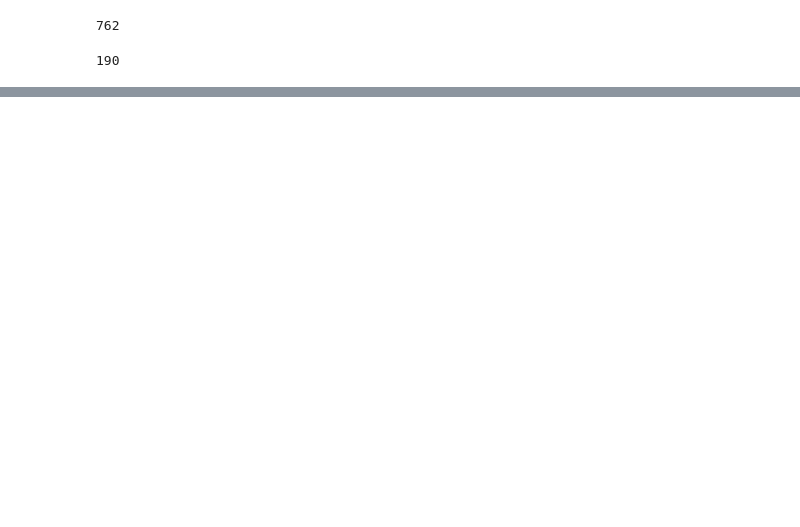
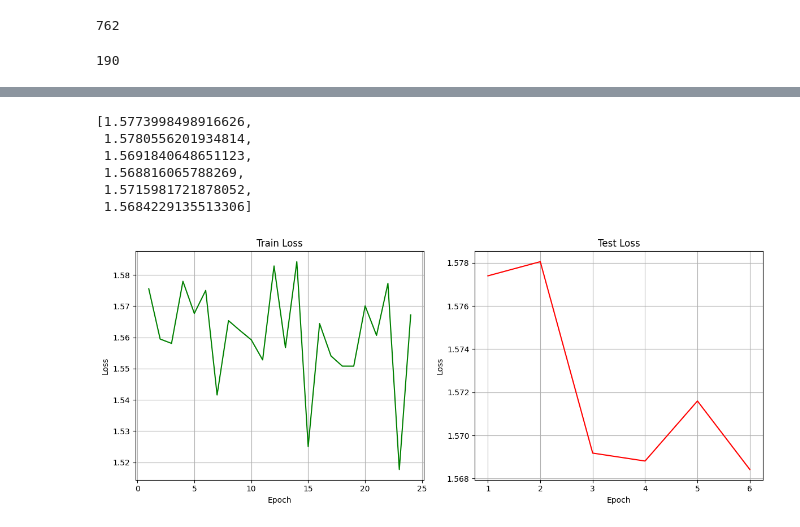
Before and after one commit to HalyshAnton/ITStep-AI, a Jupyter notebook: practice-data-set-1.ipynb, the cells around one changed output, grey strips where cells are left out. Cells and saved outputs as stored; diff of their text form; code cells hidden in the pictures; blank space fills up the shorter version.

```diff
--- a/practice-data-set-1.ipynb
+++ b/practice-data-set-1.ipynb
@@ -167,0 +243,20 @@ torch.Size([100, 3, 256, 256])
+# %%
+# epochs = 5  # епохи(скільки разів пройтись по всьому датасету під час тренування)
+
+# for _ in range(epochs):
+for X, y in train_loader:
+    # підключення до відеокарти
+    X = X.to(device)  # зображення
+    y = y.to(device)  # індекси породи
+
+    # отримати прогноз моделі
+    y_pred = model(X)
+    # обрахунок помилки - чим менше, тим точніше передбаченя моделі
+    loss = loss_fn(y_pred, y)
+
+    print(loss)
+
+    # покращення моделі
+    loss.backward()  # обрахунок градієнтів
+    optimizer.step()  # застосування градієнтів(зміна параметрів моделі)
+    optimizer.zero_grad()  #  градієнт очищається
@@ -167,0 +387,38 @@ torch.Size([100, 3, 256, 256])
+# %%
+list_of_test_losses
+# %% [output]
+[1.5773998498916626,
+ 1.5780556201934814,
+ 1.5691840648651123,
+ 1.568816065788269,
+ 1.5715981721878052,
+ 1.5684229135513306]
+# %%
+# графік
+import matplotlib.pyplot as plt
+
+step = range(1, len(list_of_train_losses) + 1)
+
+plt.figure(figsize=(12, 5))
+
+# Графік Train Loss
+plt.subplot(1, 2, 1)
+plt.plot(step, list_of_train_losses, color="green")
+plt.xlabel("Epoch")
+plt.ylabel("Loss")
+plt.title("Train Loss")
+plt.grid()
+
+step = range(1, len(list_of_test_losses) + 1)
+# Графік Test Loss
+plt.subplot(1, 2, 2)
+plt.plot(step, list_of_test_losses, color="red")
+plt.xlabel("Epoch")
+plt.ylabel("Loss")
+plt.title("Test Loss")
+plt.grid()
+
+plt.tight_layout()
+plt.show()
+# %% [output]
+[figure, added]
```
Also changed, not shown: parts of 24 cells of this notebook.
